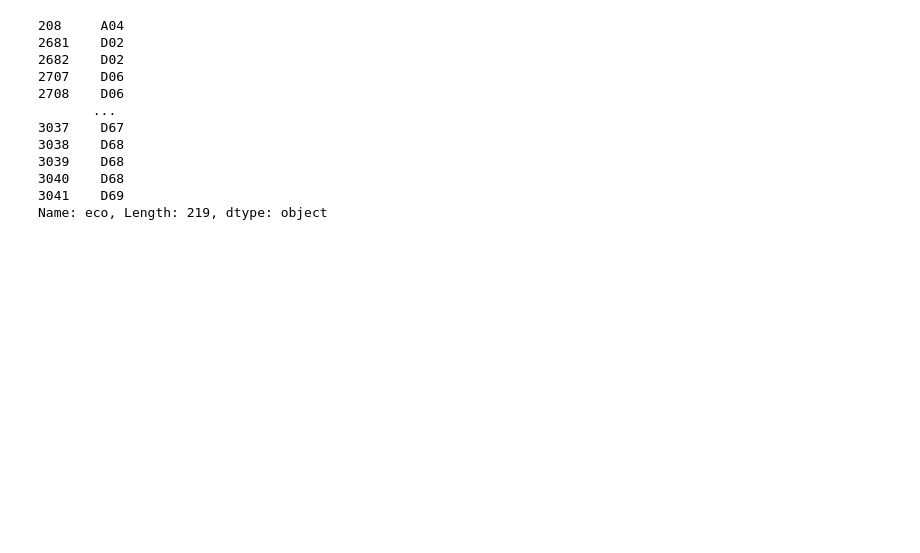
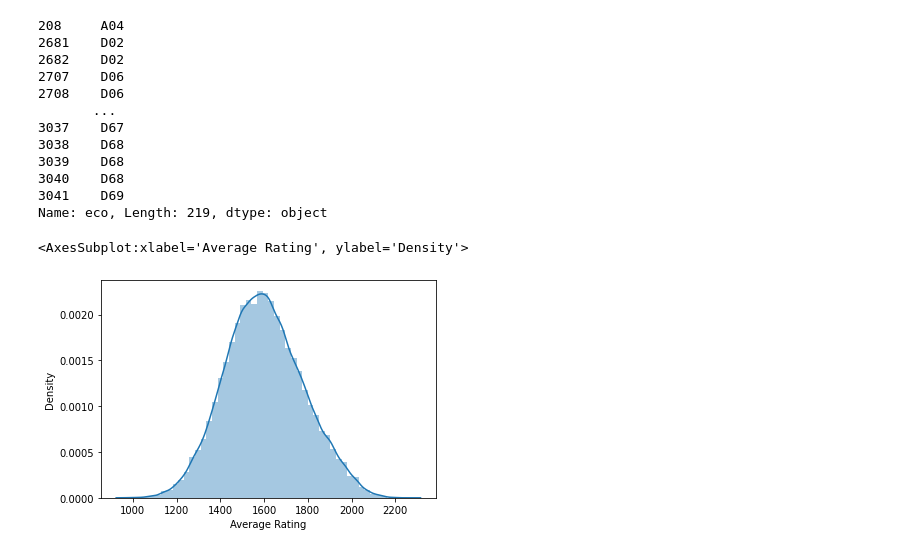
Before and after one commit to VincentKwan1/Crisk, a Jupyter notebook: proj_file.ipynb, the cells around one changed output. Cells and saved outputs as stored; diff of their text form; code cells hidden in the pictures; blank space fills up the shorter version.

```diff
--- a/proj_file.ipynb
+++ b/proj_file.ipynb
@@ -1,15 +9,10 @@
 # %%
-import bz2
-import matplotlib.pyplot as plt
-import numpy as np
-import pandas as pd
-import math
-import os
-
 #getting started
 dirname = os.path.dirname('CRISK')
 BZ2 = os.path.join(dirname, 'Lichess Data\BZ2.bz2')
-
+eco = os.path.join(dirname,'Eco Codes')
+'''
+One time operation - no longer necessary
 #Compiling ECO data into one dataframe
 letters = ['a','b','c','d','e']
 frames = []
@@ -18,16 +21,17 @@ for i in range(len(letters)):
 
 eco_final = frames[0].append(frames[1:-1], ignore_index = True)
 del frames #don't know if necessary
-
+'''
 with bz2.open(BZ2) as f:
     data = f.read()
 
+eco_final = pd.read_csv(eco)
 
 
 
 data = str(data) # Convert binary data into string
 raw_games = data.split('[Event')
-print("Game at 0th index: %s" % raw_games[0])
+
 del raw_games[0] #pointless entry - not a game
 del data # Remove binary string to save memory, don't know if necessary
 
@@ -106,10 +110,10 @@ for game in all_games:
         wRating = int(wString)
         bRating = int(bString)
     except:
-        wRating = 0   #Assign rating of 0 if rating cannot be found
-        bRating = 0
+        wRating = np.nan   #Assign rating of 0 if rating cannot be found
+        bRating = np.nan
 
-    avg_rating_list.append(math.ceil((wRating+bRating)/2))
+    avg_rating_list.append(np.ceil((wRating+bRating)/2))
     rating_diff_list.append(wRating-bRating)
 
     # Termination
@@ -124,4 +128,5 @@ for game in all_games:
         index += 1
 
     termination_list.append(s)
+print('Job Done')
 # %% [output]
@@ -195,3 +200,8 @@ eco_final[eco_final['name'].apply(lambda x: True if 'queen\'s gambit' in x.lower
 3040    D68
 3041    D69
 Name: eco, Length: 219, dtype: object
+# %%
+sb.distplot(chess_df['Average Rating'])
+# %% [output]
+<AxesSubplot:xlabel='Average Rating', ylabel='Density'>
+[figure, added]
```
Also changed, not shown: parts of 3 cells of this notebook.
